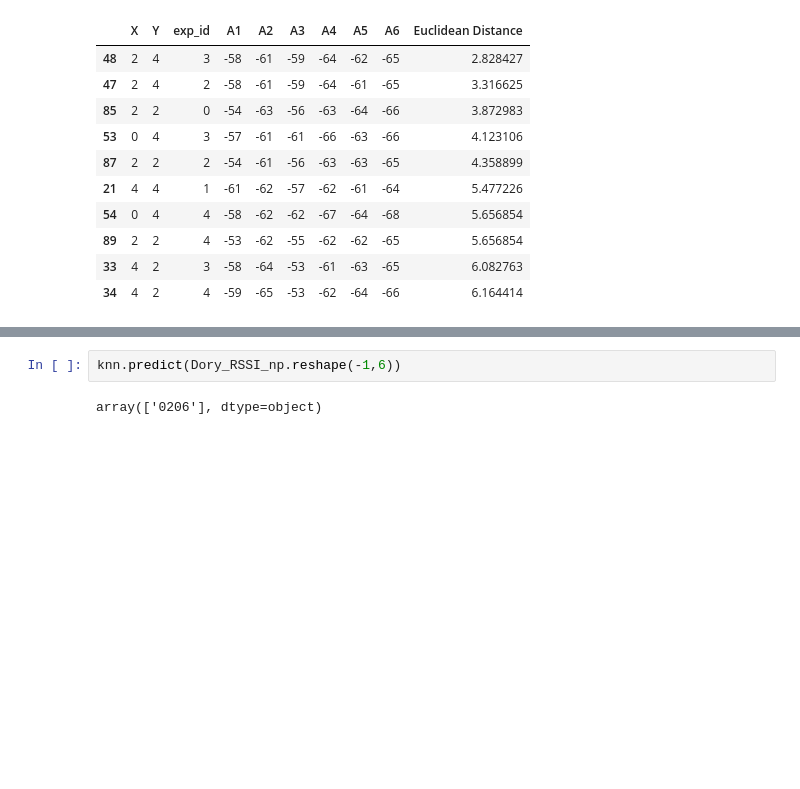
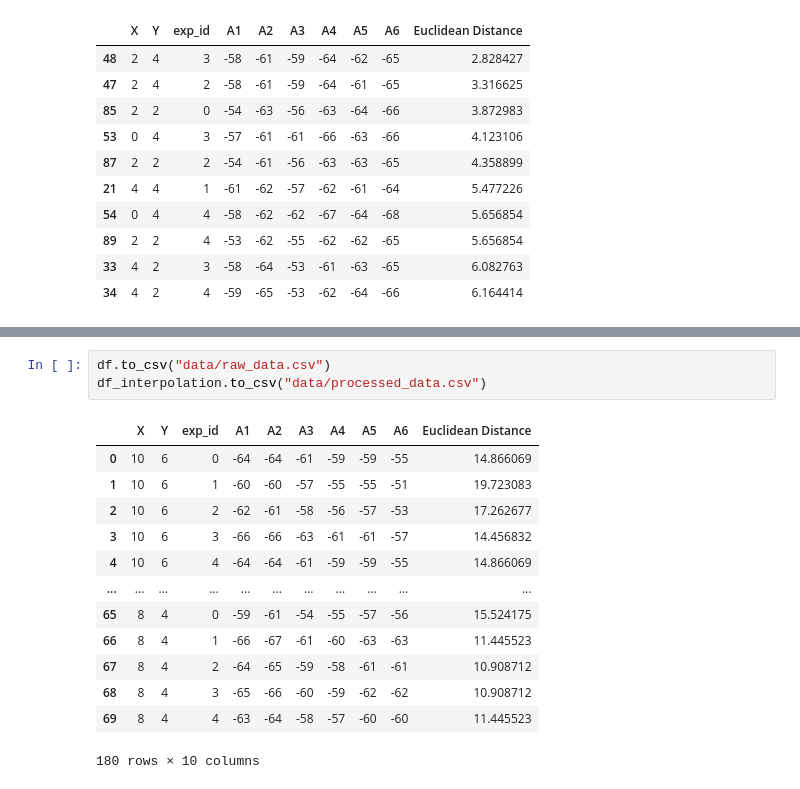
Before and after one commit to francesco-plt/finding-dory, a Jupyter notebook: localization.ipynb, the cells around one changed output, grey strips where cells are left out. Drawn from its saved outputs; the diff is of its cells as text; blank space fills up the shorter version.

```diff
--- a/localization.ipynb
+++ b/localization.ipynb
@@ -729,4 +256,17 @@ Text(0, 0.5, 'Accuracy')
-# %%
-knn.predict(Dory_RSSI_np.reshape(-1,6))
-# %% [output]
-array(['0206'], dtype=object)
+# %%
+df.to_csv("data/raw_data.csv")
+df_interpolation.to_csv("data/processed_data.csv")
+# %% [output]
+|  | X | Y | exp_id | A1 | A2 | A3 | A4 | A5 | A6 | Euclidean Distance |
+| 0 | 10 | 6 | 0 | -64 | -64 | -61 | -59 | -59 | -55 | 14.866069 |
+| 1 | 10 | 6 | 1 | -60 | -60 | -57 | -55 | -55 | -51 | 19.723083 |
+| 2 | 10 | 6 | 2 | -62 | -61 | -58 | -56 | -57 | -53 | 17.262677 |
+| 3 | 10 | 6 | 3 | -66 | -66 | -63 | -61 | -61 | -57 | 14.456832 |
+| 4 | 10 | 6 | 4 | -64 | -64 | -61 | -59 | -59 | -55 | 14.866069 |
+| ... | ... | ... | ... | ... | ... | ... | ... | ... | ... | ... |
+| 65 | 8 | 4 | 0 | -59 | -61 | -54 | -55 | -57 | -56 | 15.524175 |
+| 66 | 8 | 4 | 1 | -66 | -67 | -61 | -60 | -63 | -63 | 11.445523 |
+| 67 | 8 | 4 | 2 | -64 | -65 | -59 | -58 | -61 | -61 | 10.908712 |
+| 68 | 8 | 4 | 3 | -65 | -66 | -60 | -59 | -62 | -62 | 10.908712 |
+| 69 | 8 | 4 | 4 | -63 | -64 | -58 | -57 | -60 | -60 | 11.445523 |
+180 rows × 10 columns
```
Also changed, not shown: parts of 36 cells of this notebook, 3 other files.
